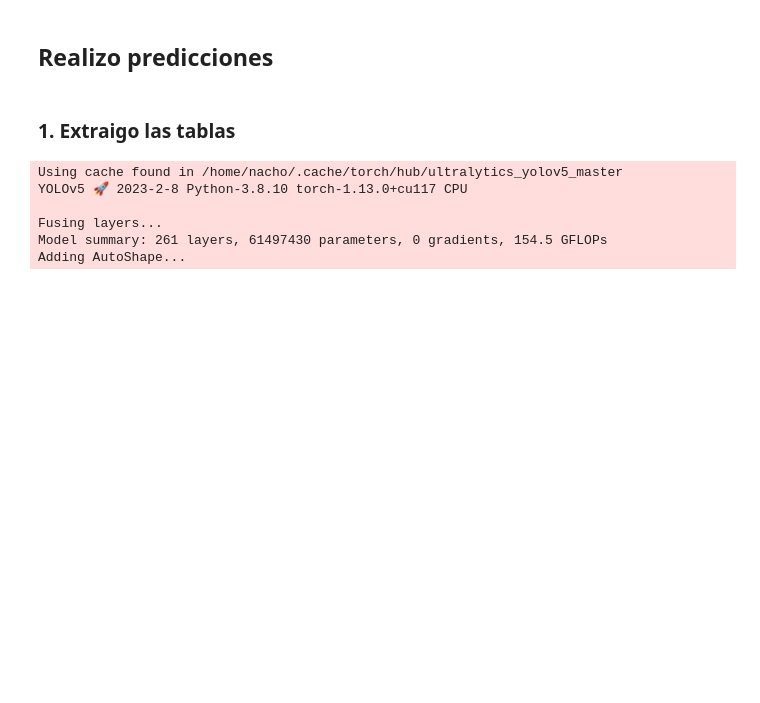
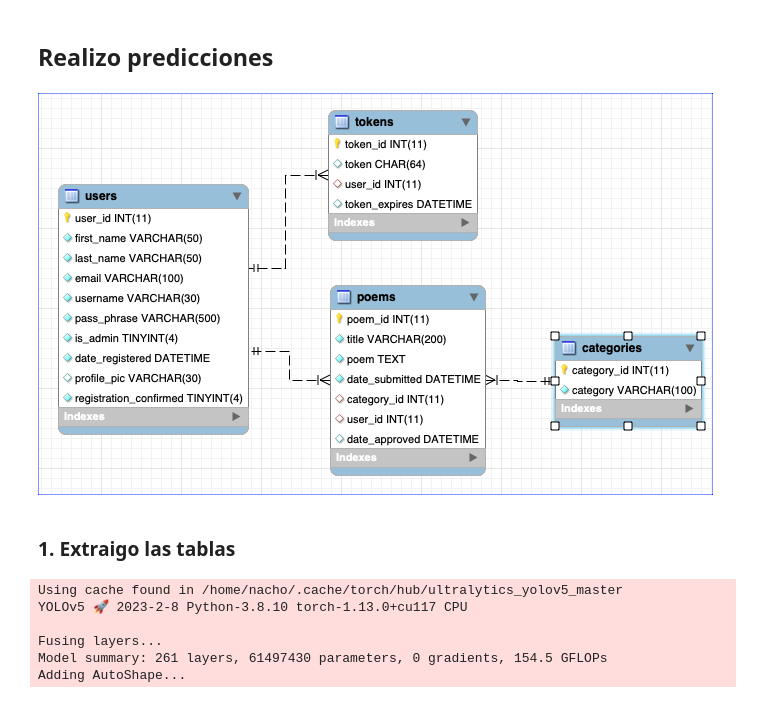
Before and after one commit to IgnacioCazcarra/TFI-Cazcarra, a Jupyter notebook: notebooks/2.0.0-ic-pipeline.ipynb, the cells around one changed output. Cells and saved outputs as stored; diff of their text form; code cells hidden in the pictures; blank space fills up the shorter version.

```diff
--- a/notebooks/2.0.0-ic-pipeline.ipynb
+++ b/notebooks/2.0.0-ic-pipeline.ipynb
@@ -34,8 +48,11 @@ PATH_YOLO = "/home/nacho/TFI-Cazcarra/yolov3/runs/train"
 # %%
 img_path = '/home/nacho/TFI-Cazcarra/data/imagenes_diagramas/ERDiagramsMySQL-5.png'
 img = Image.open(img_path).convert("RGB")
 transform = T.Compose([T.ToTensor()])
 img_tensor = transform(img)
+img
+# %% [output]
+[figure, added]
 # %%
 def draw_bbox(img, xmin, ymin, xmax, ymax, score, label):
     txt = get_class_name(label, le_dict) + ' ' + str(score)
```
Also changed, not shown: parts of 31 cells of this notebook, 1 other file.
